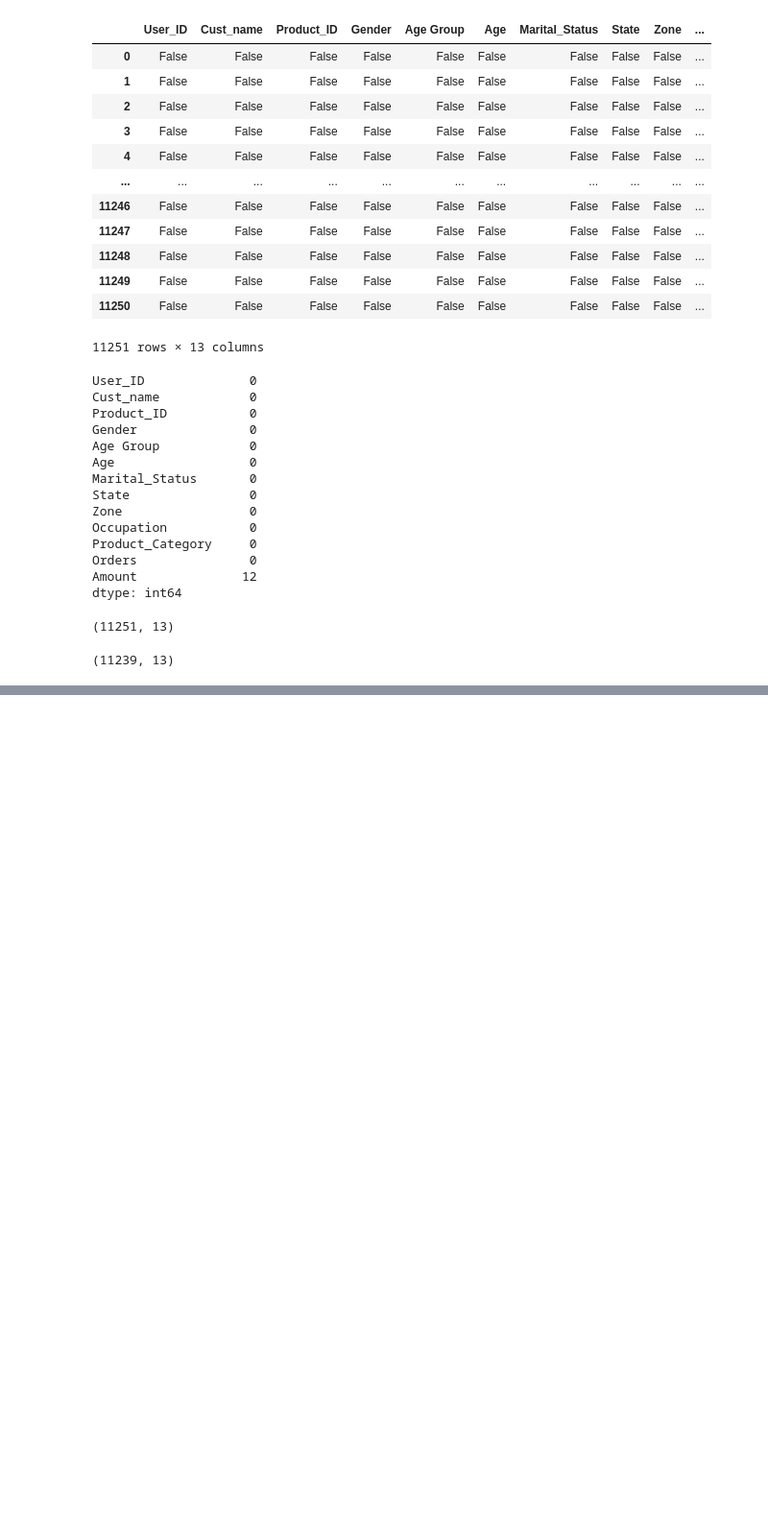
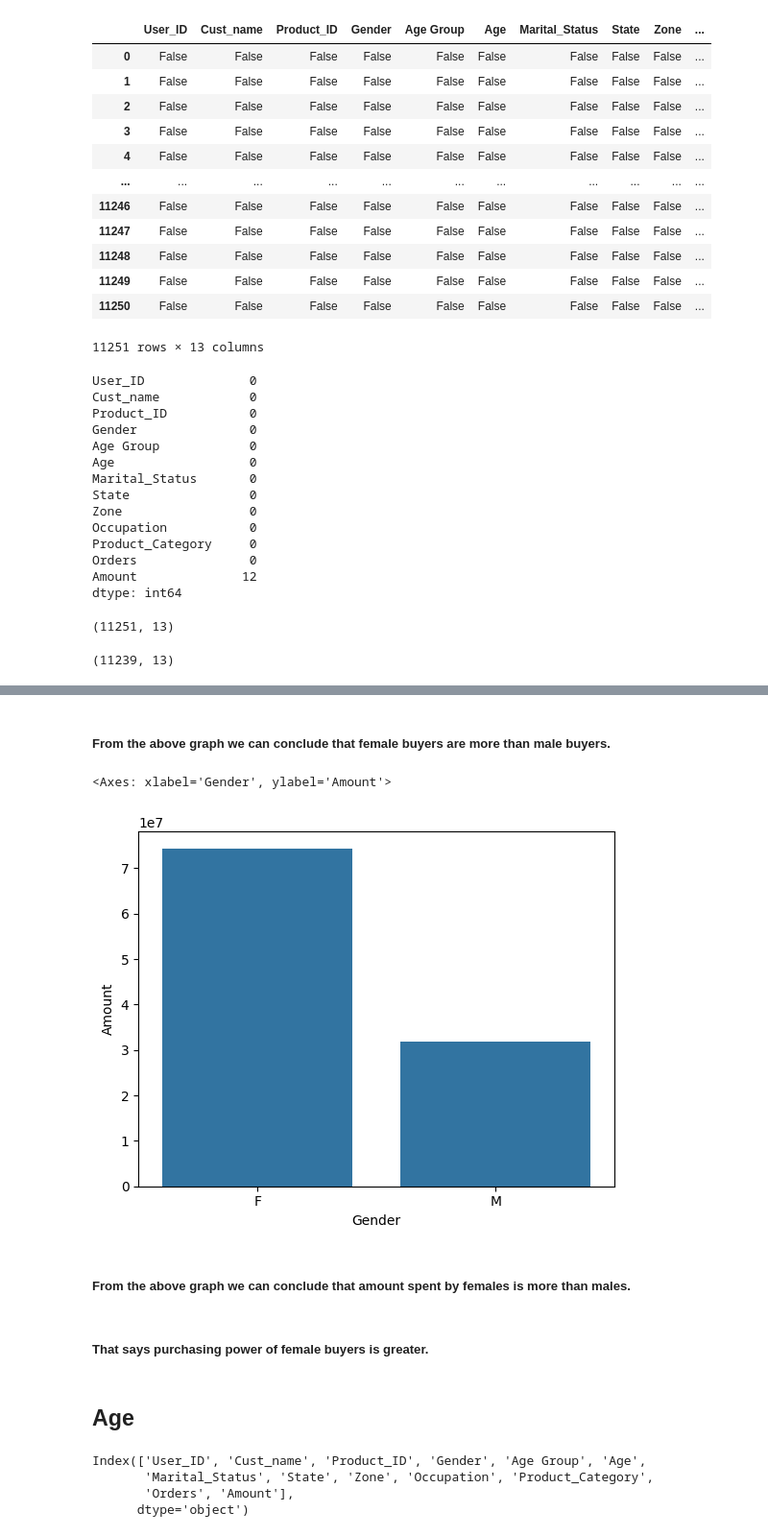
Before and after one commit to sonalika016/Exploratory-Data-Analysis-using-Python, a Jupyter notebook: Diwali_Sales_Analysis.ipynb, the cells around one changed output, grey strips where cells are left out. Shown at 96% size. Saved outputs shown, nothing was run; the diff lists cells and outputs as text; code cells hidden in the pictures; blank space fills up the shorter version.

```diff
--- a/Diwali_Sales_Analysis.ipynb
+++ b/Diwali_Sales_Analysis.ipynb
@@ -91,0 +162,21 @@ df.shape
+# %% [markdown]
+##### From the above graph we can conclude that female buyers are more than male buyers.
+# %%
+sales_gen = df.groupby(['Gender'], as_index = False)['Amount'].sum().sort_values(by = 'Amount', ascending = False)
+sns.barplot(x = 'Gender', y = 'Amount', data = sales_gen)
+# %% [output]
+<Axes: xlabel='Gender', ylabel='Amount'>
+[figure, added]
+# %% [markdown]
+##### From the above graph we can conclude that amount spent by females is more than males.
+# %% [markdown]
+##### That says purchasing power of female buyers is greater.
+# %% [markdown]
+## Age
+# %%
+df.columns
+# %% [output]
+Index(['User_ID', 'Cust_name', 'Product_ID', 'Gender', 'Age Group', 'Age',
+       'Marital_Status', 'State', 'Zone', 'Occupation', 'Product_Category',
+       'Orders', 'Amount'],
+      dtype='object')
```
Also changed, not shown: parts of 11 cells of this notebook.
